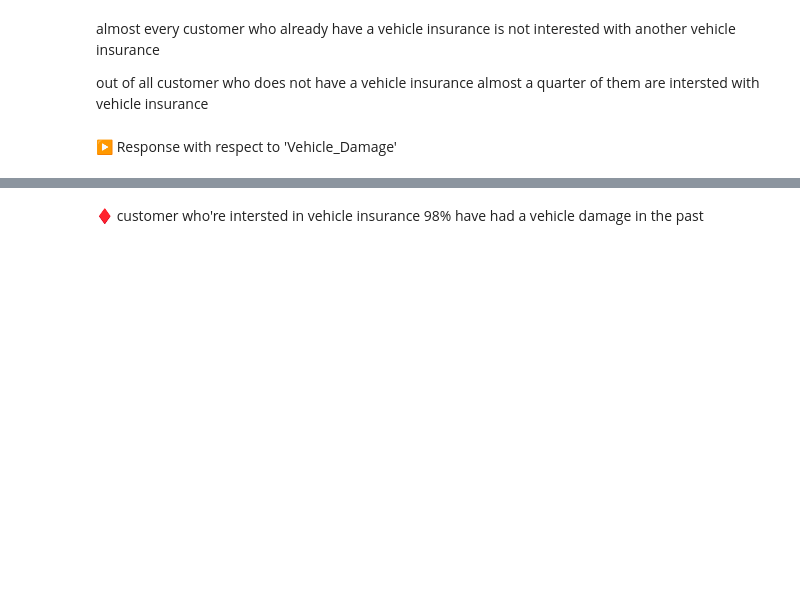
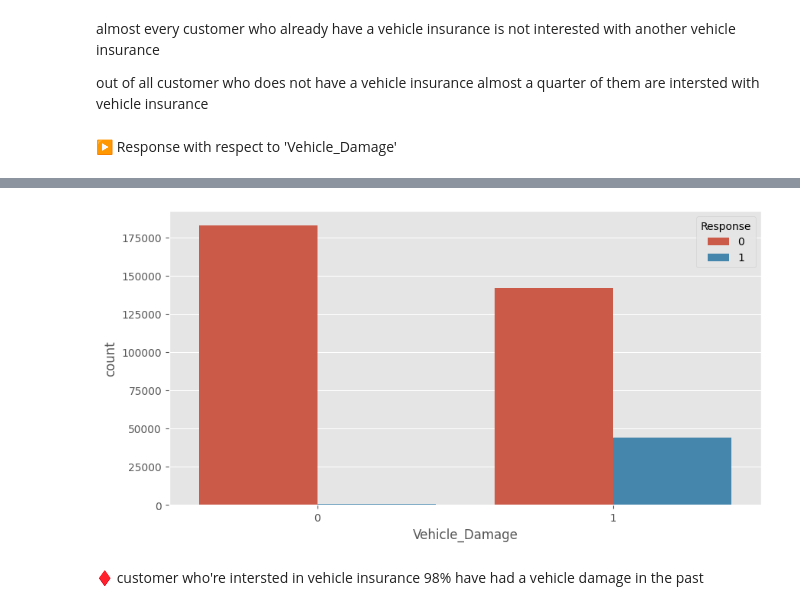
Before and after one commit to techfreakydeepak/Health_insurance_Cross_sell_pediction, a Jupyter notebook: Health_Inssurance_Cross_Sell_prediction.ipynb, the cells around one changed output, grey strips where cells are left out. Saved outputs shown, nothing was run; the diff lists cells and outputs as text; code cells hidden in the pictures; blank space fills up the shorter version.

```diff
--- a/Health_Inssurance_Cross_Sell_prediction.ipynb
+++ b/Health_Inssurance_Cross_Sell_prediction.ipynb
@@ -505,6 +550,8 @@ pd.crosstab(index = df['Response'], columns = df['Vehicle_Damage'], normalize='i
 # %%
 plt.figure(figsize = (10, 5))
-sns.countplot(df['Vehicle_Damage'], hue = df['Response']);
+sns.countplot(x=df['Vehicle_Damage'], hue = df['Response']);
+# %% [output]
+[figure, added]
 # %% [markdown]
 ♦ customer who're intersted in vehicle insurance 98% have had a vehicle damage in the past
 # %% [markdown]
```
Also changed, not shown: parts of 72 cells of this notebook.
